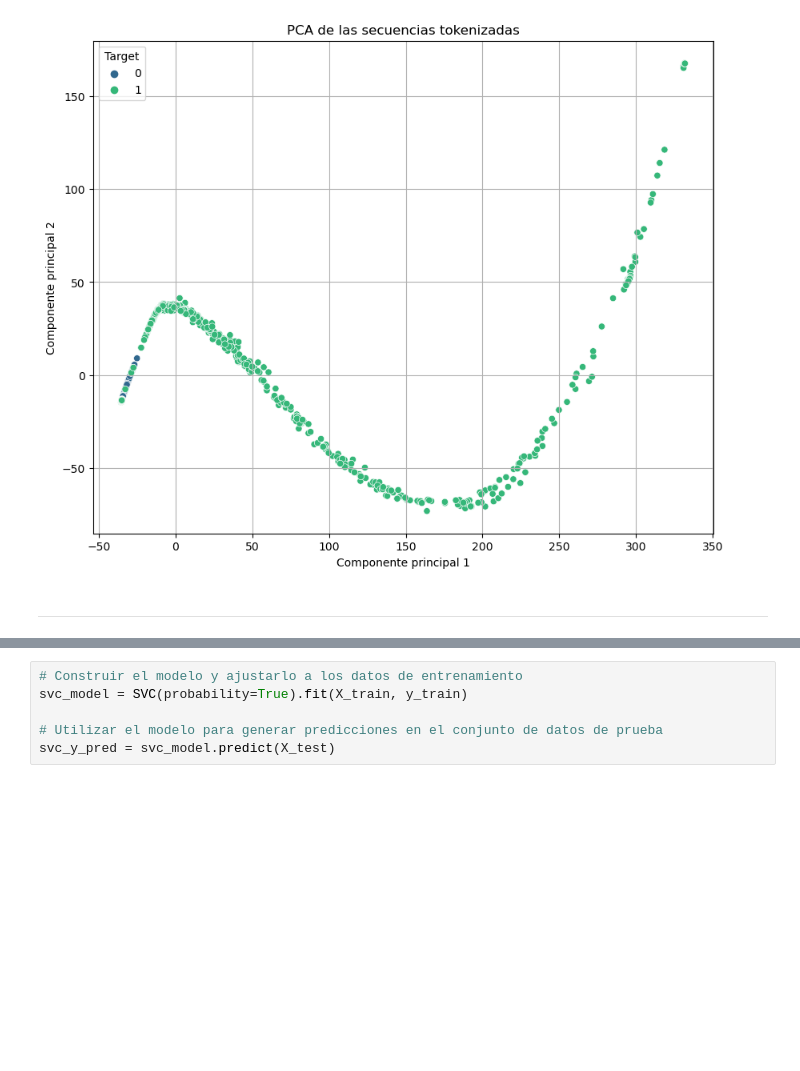
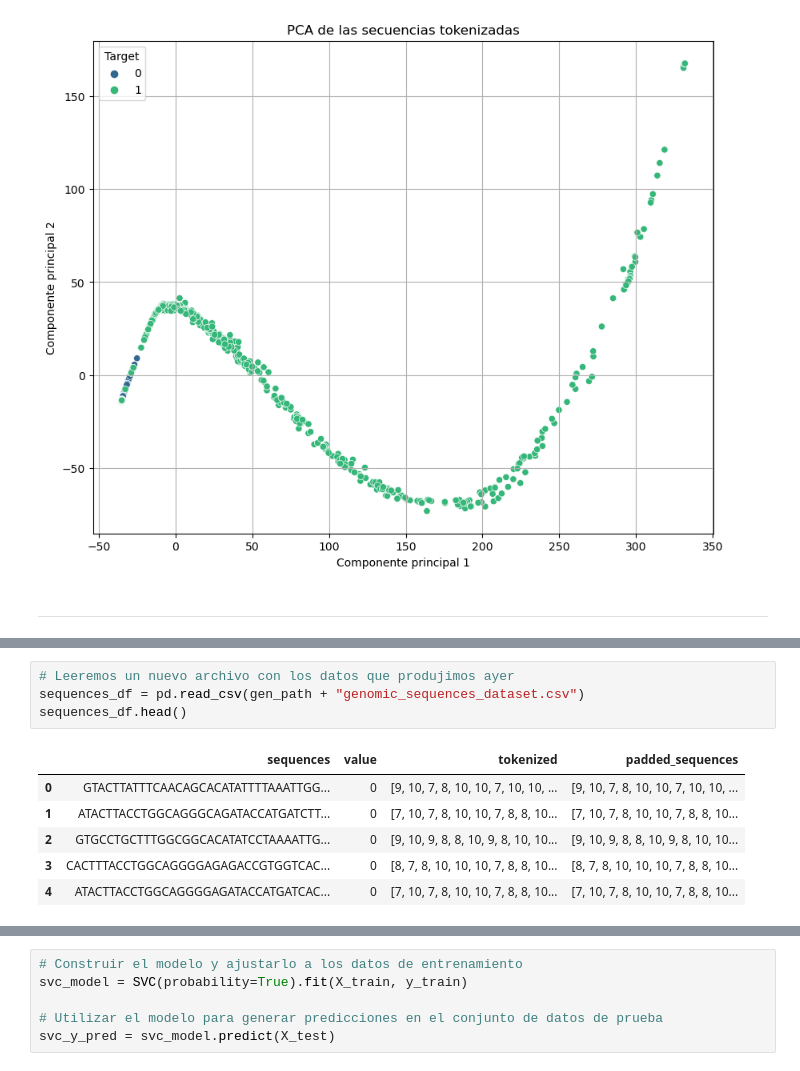
Before and after one commit to judz03/sequence_classification, a Jupyter notebook: Taller_clasificacion_de_secuencias.ipynb, the cells around one changed output, grey strips where cells are left out. Drawn from its saved outputs; the diff is of its cells as text; blank space fills up the shorter version.

```diff
--- a/Taller_clasificacion_de_secuencias.ipynb
+++ b/Taller_clasificacion_de_secuencias.ipynb
@@ -302,3 +306,14 @@ Son un tipo de algoritmo de **aprendizaje supervisado**, estos manejan conjuntos
 </figure>
 
 ### Ejemplo de implementación de máquina de soporte de vectores
+# %%
+# Leeremos un nuevo archivo con los datos que produjimos ayer
+sequences_df = pd.read_csv(gen_path + "genomic_sequences_dataset.csv")
+sequences_df.head()
+# %% [output]
+|  | sequences | value | tokenized | padded_sequences |
+| 0 | GTACTTATTTCAACAGCACATATTTTAAATTGG... | 0 | [9, 10, 7, 8, 10, 10, 7, 10, 10, ... | [9, 10, 7, 8, 10, 10, 7, 10, 10, ... |
+| 1 | ATACTTACCTGGCAGGGCAGATACCATGATCTT... | 0 | [7, 10, 7, 8, 10, 10, 7, 8, 8, 10... | [7, 10, 7, 8, 10, 10, 7, 8, 8, 10... |
+| 2 | GTGCCTGCTTTGGCGGCACATATCCTAAAATTG... | 0 | [9, 10, 9, 8, 8, 10, 9, 8, 10, 10... | [9, 10, 9, 8, 8, 10, 9, 8, 10, 10... |
+| 3 | CACTTTACCTGGCAGGGGAGAGACCGTGGTCAC... | 0 | [8, 7, 8, 10, 10, 10, 7, 8, 8, 10... | [8, 7, 8, 10, 10, 10, 7, 8, 8, 10... |
+| 4 | ATACTTACCTGGCAGGGGAGATACCATGATCAC... | 0 | [7, 10, 7, 8, 10, 10, 7, 8, 8, 10... | [7, 10, 7, 8, 10, 10, 7, 8, 8, 10... |
```
Also changed, not shown: parts of 3 cells of this notebook.
